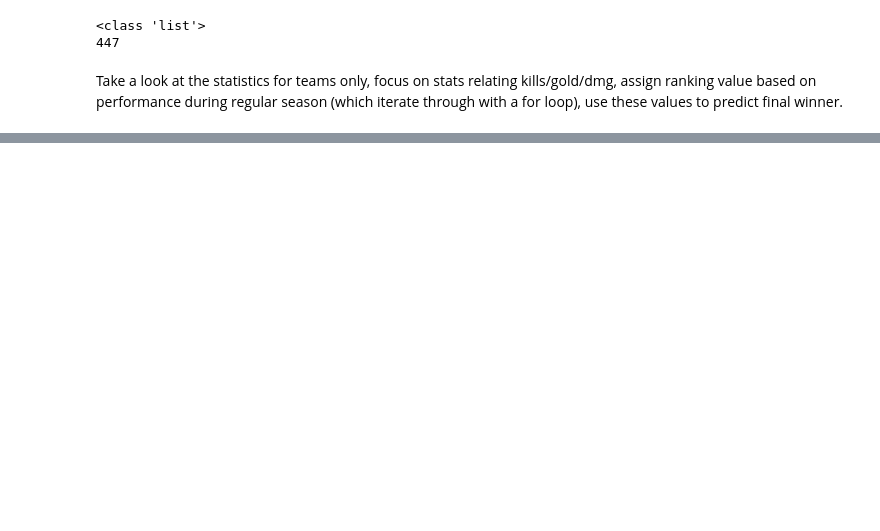
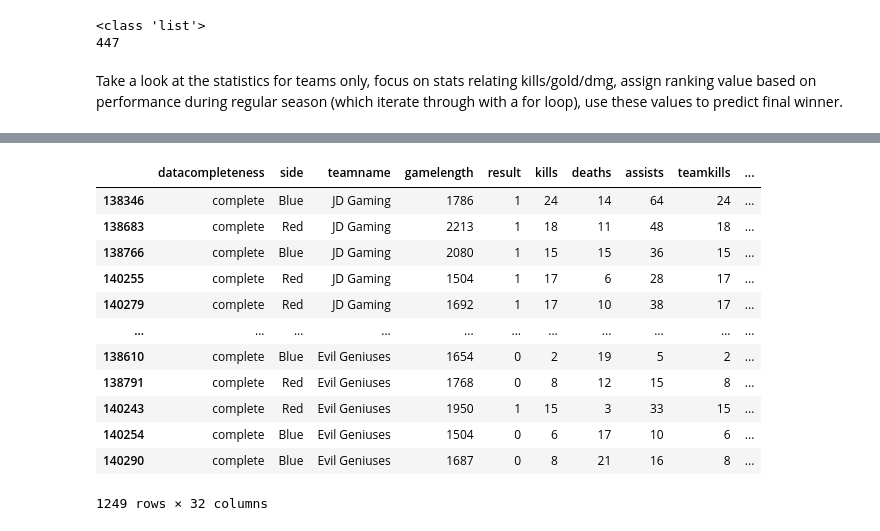
Before and after one commit to HJLQuQ/CMSE202-League, a Jupyter notebook: league/data_init.ipynb, the cells around one changed output, grey strips where cells are left out. Cells and saved outputs as stored; diff of their text form; code cells hidden in the pictures; blank space fills up the shorter version.

```diff
--- a/league/data_init.ipynb
+++ b/league/data_init.ipynb
@@ -99,0 +105,18 @@ Take a look at the statistics for teams only, focus on stats relating kills/gold
+# %%
+data = data.drop(columns=["split"])
+# %%
+data
+# %% [output]
+|  | datacompleteness | side | teamname | gamelength | result | kills | deaths | assists | teamkills | ... |
+| 138346 | complete | Blue | JD Gaming | 1786 | 1 | 24 | 14 | 64 | 24 | ... |
+| 138683 | complete | Red | JD Gaming | 2213 | 1 | 18 | 11 | 48 | 18 | ... |
+| 138766 | complete | Blue | JD Gaming | 2080 | 1 | 15 | 15 | 36 | 15 | ... |
+| 140255 | complete | Red | JD Gaming | 1504 | 1 | 17 | 6 | 28 | 17 | ... |
+| 140279 | complete | Red | JD Gaming | 1692 | 1 | 17 | 10 | 38 | 17 | ... |
+| ... | ... | ... | ... | ... | ... | ... | ... | ... | ... | ... |
+| 138610 | complete | Blue | Evil Geniuses | 1654 | 0 | 2 | 19 | 5 | 2 | ... |
+| 138791 | complete | Red | Evil Geniuses | 1768 | 0 | 8 | 12 | 15 | 8 | ... |
+| 140243 | complete | Red | Evil Geniuses | 1950 | 1 | 15 | 3 | 33 | 15 | ... |
+| 140254 | complete | Blue | Evil Geniuses | 1504 | 0 | 6 | 17 | 10 | 6 | ... |
+| 140290 | complete | Blue | Evil Geniuses | 1687 | 0 | 8 | 21 | 16 | 8 | ... |
+1249 rows × 32 columns
```
Also changed, not shown: parts of 6 cells of this notebook, 5 other files.
